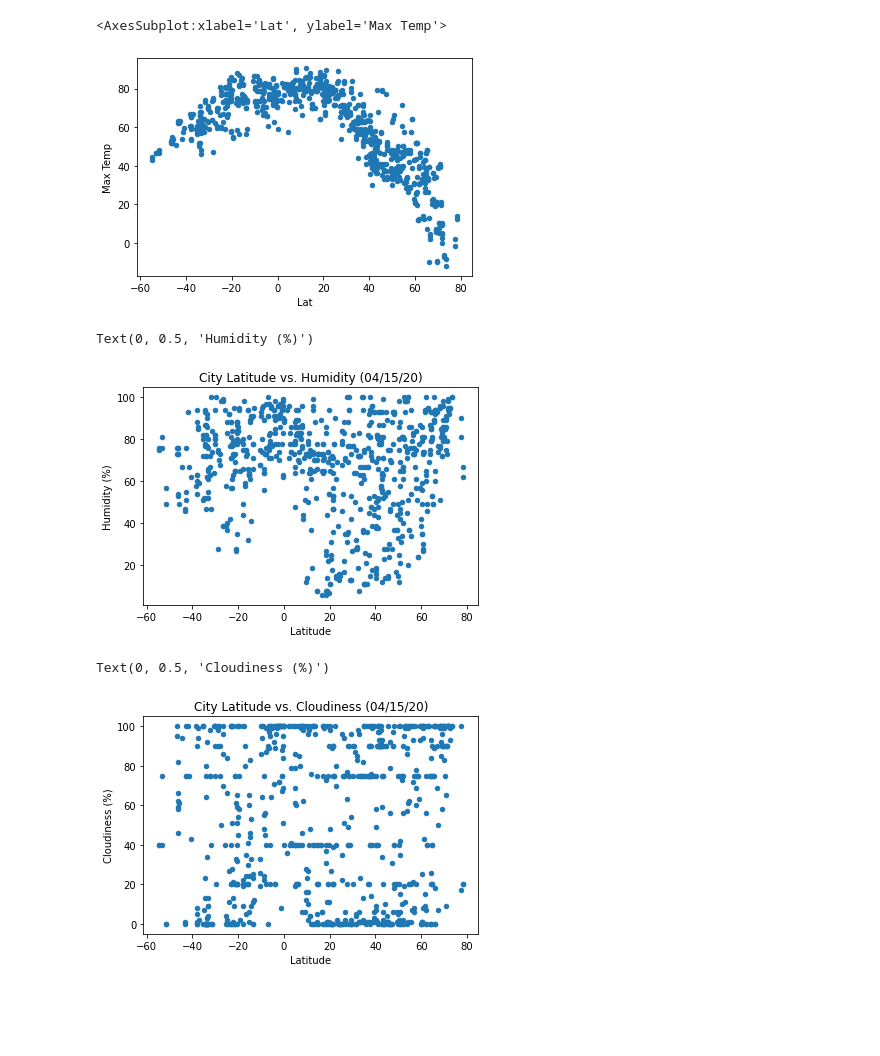
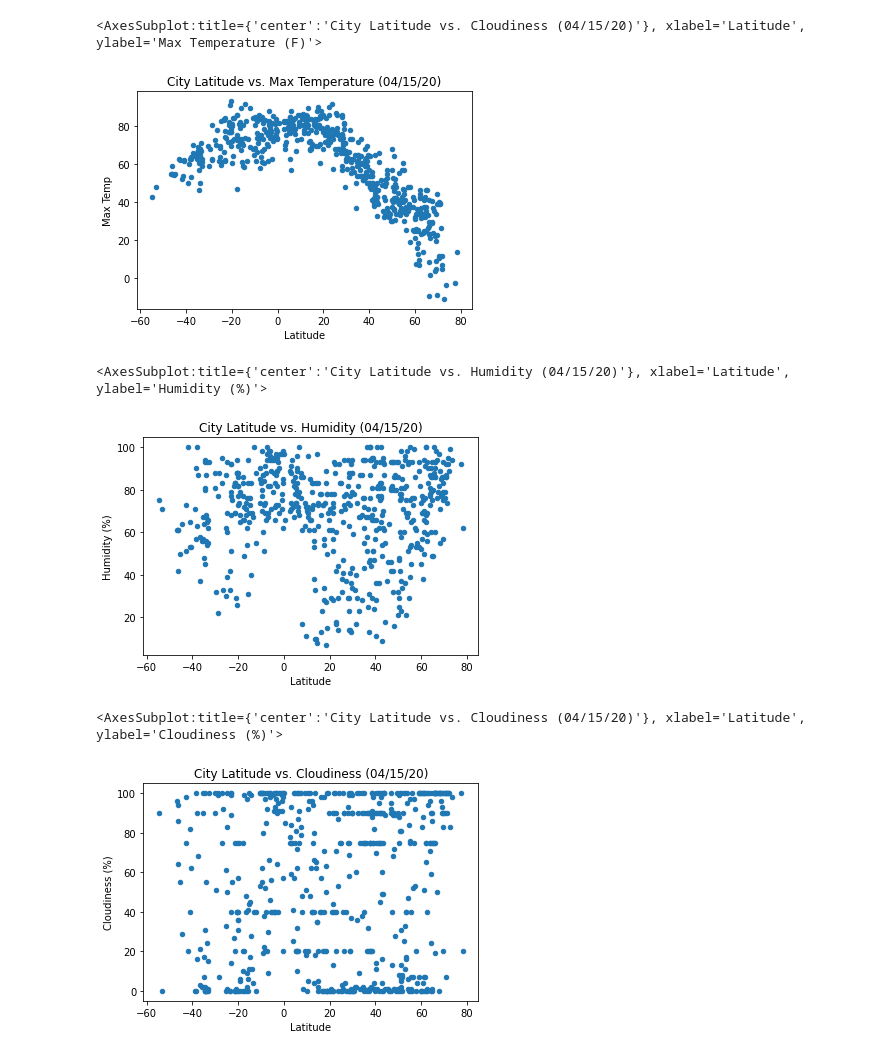
Before and after one commit to bjohnson90/python-api-challenge, a Jupyter notebook: WeatherPy/WeatherPy.ipynb, the cells around one changed output. Saved outputs shown, nothing was run; the diff lists cells and outputs as text; code cells hidden in the pictures; blank space fills up the shorter version.

Commit message:
redid data to fix prior issue; also finished linear regression plot

```diff
--- a/WeatherPy/WeatherPy.ipynb
+++ b/WeatherPy/WeatherPy.ipynb
@@ -48,7 +46,6 @@ curr_set = 1
 city_data_json = []
 for city in cities:
     print(f"Processing Record {curr_record} of Set {curr_set} | {city}")
-    writer.writerow(city)
     res = requests.get(f'https://api.openweathermap.org/data/2.5/weather?q={city}&appid={weather_api_key}&units=imperial')
     if res.status_code == 200:
         city_data_json.append(res.json())
@@ -58,7 +55,7 @@ for city in cities:
     if curr_record % 50 == 0:
         curr_set += 1
         curr_record = 1
-        time.sleep(40) #I dont want to pay for this
+        time.sleep(20) #api is slow so this seems to cover any needed delay
 # %% [output]
 Beginning Data Retrieval
          ---------------------------
@@ -128,14 +111,16 @@ cleaned_city_df = city_df[city_df['Humidity'] <= 100]
 # %%
 #Latitude vs. Temperature Plot
 lt = cleaned_city_df.plot.scatter(x='Lat',
                              y='Max Temp',
                              title="City Latitude vs. Max Temperature (04/15/20)"
                             )
 lt.set_xlabel("Latitude")
-lc.set_ylabel("Max T ()")
+lc.set_ylabel("Max Temperature (F)")
+display(lc)
+# This plot represents the temperatures found in the set of cities at a given latitude.
 # %% [output]
-<AxesSubplot:xlabel='Lat', ylabel='Max Temp'>
+<AxesSubplot:title={'center':'City Latitude vs. Cloudiness (04/15/20)'}, xlabel='Latitude', ylabel='Max Temperature (F)'>
-[figure, old version]
+[figure, new version]
 # %%
 #Latitude vs. Humidity Plot
 lh = cleaned_city_df.plot.scatter(x='Lat',
@@ -144,9 +129,11 @@ lh = cleaned_city_df.plot.scatter(x='Lat',
                             )
 lh.set_xlabel("Latitude")
 lh.set_ylabel("Humidity (%)")
+display(lh)
+# This plot represents the humidity found in cities at a given latitude.
 # %% [output]
-Text(0, 0.5, 'Humidity (%)')
+<AxesSubplot:title={'center':'City Latitude vs. Humidity (04/15/20)'}, xlabel='Latitude', ylabel='Humidity (%)'>
-[figure, old version]
+[figure, new version]
 # %%
 #Latitude vs. Cloudiness Plot
 lc = cleaned_city_df.plot.scatter(x='Lat',
@@ -155,9 +142,11 @@ lc = cleaned_city_df.plot.scatter(x='Lat',
                                  )
 lc.set_xlabel("Latitude")
 lc.set_ylabel("Cloudiness (%)")
+display(lc)
+# This graph illustrates the cloudy percentage for a given latitude.
 # %% [output]
-Text(0, 0.5, 'Cloudiness (%)')
+<AxesSubplot:title={'center':'City Latitude vs. Cloudiness (04/15/20)'}, xlabel='Latitude', ylabel='Cloudiness (%)'>
-[figure, old version]
+[figure, new version]
 # %%
 #Latitude vs. Wind Speed Plot
 lw = cleaned_city_df.plot(kind='scatter',
```
Also changed, not shown: parts of 15 cells of this notebook, 1 other file.
